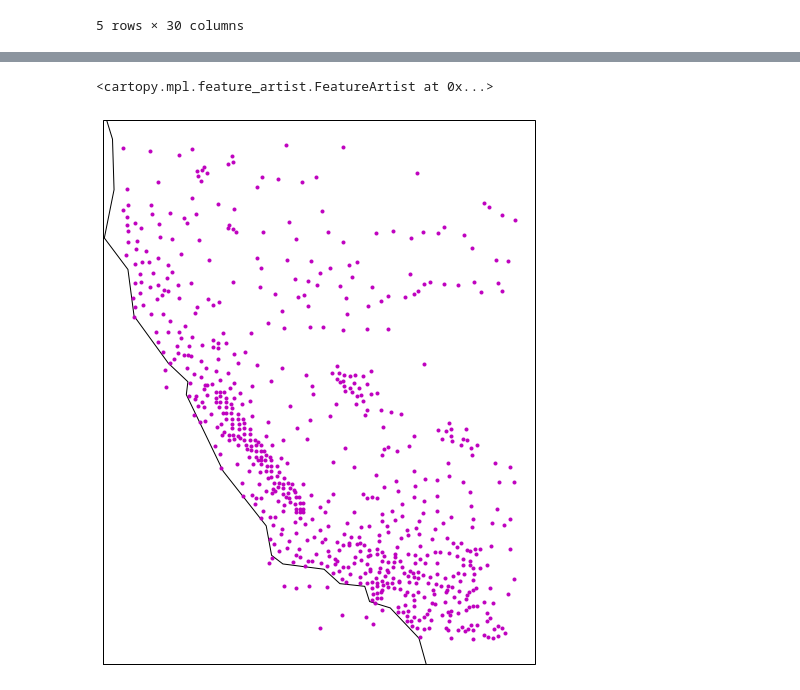
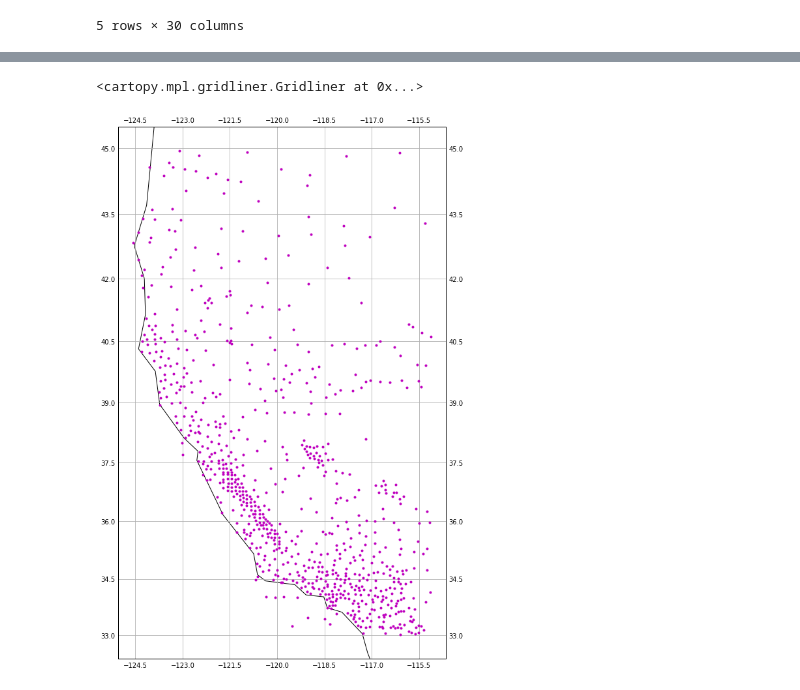
Before and after one commit to leouieda/agu2018, a Jupyter notebook: code/notebooks/pbo_data.ipynb, the cells around one changed output, grey strips where cells are left out. Cells and saved outputs as stored; diff of their text form; code cells hidden in the pictures.

```diff
--- a/code/notebooks/pbo_data.ipynb
+++ b/code/notebooks/pbo_data.ipynb
@@ -51,7 +52,7 @@ End Field Description
 5 rows × 30 columns
 # %%
 region = (-123.0, -115.0, 33.0, 38.0)
-region = (-124.0, -115.0, 33.0, 42.0)
+region = (-125.0, -115.0, 33.0, 45.0)
 inside = vd.inside(
     (data_raw["Ref_Elong"], data_raw["Ref_Nlat"]),
     region=region
@@ -123,11 +121,12 @@ print(force_coords[0].size)
 # %%
-plt.figure(figsize=(16, 10))
+plt.figure(figsize=(11, 15))
 ax = plt.subplot(111, projection=ccrs.Mercator())
 plt.plot(*projection(*force_coords, inverse=True), "m.", transform=ccrs.PlateCarree())
 ax.coastlines()
+ax.gridlines(draw_labels=True)
 # %% [output]
-<cartopy.mpl.feature_artist.FeatureArtist at 0x...>
+<cartopy.mpl.gridliner.Gridliner at 0x...>
-[figure, old version]
+[figure, new version]
 # %%
 client = Client(LocalCluster(n_workers=2, threads_per_worker=2))
 client
```
Also changed, not shown: parts of 11 cells of this notebook.
